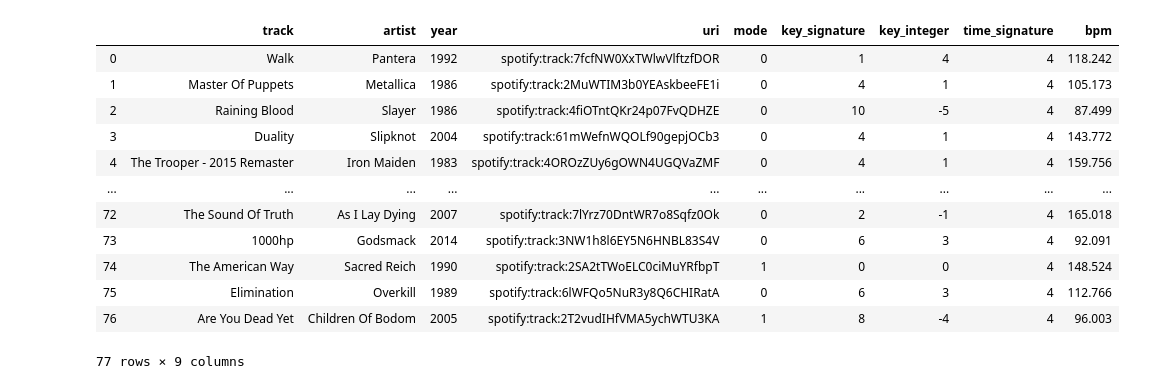
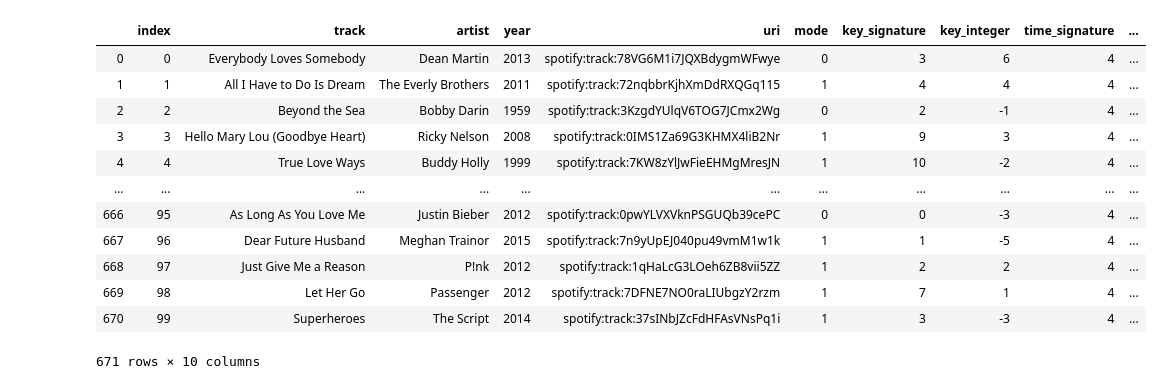
Before and after one commit to jaime030690/spotify_decades, a Jupyter notebook: viz.ipynb, the cells around one changed output. Saved outputs shown, nothing was run; the diff lists cells and outputs as text; code cells hidden in the pictures.

```diff
--- a/viz.ipynb
+++ b/viz.ipynb
@@ -20,22 +21,29 @@ key_list = [
 ]
 # %%
 # Load CSV onto dataframe
-df = pd.read_csv('output.csv')
+
+df = []
+
+for playlist in playlists:
+    df.append(pd.read_csv('Output/' + playlist + '.csv'))
+
+df = pd.concat(df)
+df.reset_index(inplace = True)
 df
 # %% [output]
-|  | track | artist | year | uri | mode | key_signature | key_integer | time_signature | bpm |
-| 0 | Walk | Pantera | 1992 | spotify:track:7fcfNW0XxTWlwVlftzfDOR | 0 | 1 | 4 | 4 | 118.242 |
-| 1 | Master Of Puppets | Metallica | 1986 | spotify:track:2MuWTIM3b0YEAskbeeFE1i | 0 | 4 | 1 | 4 | 105.173 |
-| 2 | Raining Blood | Slayer | 1986 | spotify:track:4fiOTntQKr24p07FvQDHZE | 0 | 10 | -5 | 4 | 87.499 |
-| 3 | Duality | Slipknot | 2004 | spotify:track:61mWefnWQOLf90gepjOCb3 | 0 | 4 | 1 | 4 | 143.772 |
-| 4 | The Trooper - 2015 Remaster | Iron Maiden | 1983 | spotify:track:4OROzZUy6gOWN4UGQVaZMF | 0 | 4 | 1 | 4 | 159.756 |
-| ... | ... | ... | ... | ... | ... | ... | ... | ... | ... |
-| 72 | The Sound Of Truth | As I Lay Dying | 2007 | spotify:track:7lYrz70DntWR7o8Sqfz0Ok | 0 | 2 | -1 | 4 | 165.018 |
-| 73 | 1000hp | Godsmack | 2014 | spotify:track:3NW1h8l6EY5N6HNBL83S4V | 0 | 6 | 3 | 4 | 92.091 |
-| 74 | The American Way | Sacred Reich | 1990 | spotify:track:2SA2tTWoELC0ciMuYRfbpT | 1 | 0 | 0 | 4 | 148.524 |
-| 75 | Elimination | Overkill | 1989 | spotify:track:6lWFQo5NuR3y8Q6CHIRatA | 0 | 6 | 3 | 4 | 112.766 |
-| 76 | Are You Dead Yet | Children Of Bodom | 2005 | spotify:track:2T2vudIHfVMA5ychWTU3KA | 1 | 8 | -4 | 4 | 96.003 |
+|  | index | track | artist | year | uri | mode | key_signature | key_integer | time_signature | ... |
+| 0 | 0 | Everybody Loves Somebody | Dean Martin | 2013 | spotify:track:78VG6M1i7JQXBdygmWFwye | 0 | 3 | 6 | 4 | ... |
+| 1 | 1 | All I Have to Do Is Dream | The Everly Brothers | 2011 | spotify:track:72nqbbrKjhXmDdRXQGq115 | 1 | 4 | 4 | 4 | ... |
+| 2 | 2 | Beyond the Sea | Bobby Darin | 1959 | spotify:track:3KzgdYUlqV6TOG7JCmx2Wg | 0 | 2 | -1 | 4 | ... |
+| 3 | 3 | Hello Mary Lou (Goodbye Heart) | Ricky Nelson | 2008 | spotify:track:0IMS1Za69G3KHMX4liB2Nr | 1 | 9 | 3 | 4 | ... |
+| 4 | 4 | True Love Ways | Buddy Holly | 1999 | spotify:track:7KW8zYlJwFieEHMgMresJN | 1 | 10 | -2 | 4 | ... |
+| ... | ... | ... | ... | ... | ... | ... | ... | ... | ... | ... |
+| 666 | 95 | As Long As You Love Me | Justin Bieber | 2012 | spotify:track:0pwYLVXVknPSGUQb39cePC | 0 | 0 | -3 | 4 | ... |
+| 667 | 96 | Dear Future Husband | Meghan Trainor | 2015 | spotify:track:7n9yUpEJ040pu49vmM1w1k | 1 | 1 | -5 | 4 | ... |
+| 668 | 97 | Just Give Me a Reason | P!nk | 2012 | spotify:track:1qHaLcG3LOeh6ZB8vii5ZZ | 1 | 2 | 2 | 4 | ... |
+| 669 | 98 | Let Her Go | Passenger | 2012 | spotify:track:7DFNE7NO0raLIUbgzY2rzm | 1 | 7 | 1 | 4 | ... |
+| 670 | 99 | Superheroes | The Script | 2014 | spotify:track:37sINbJZcFdHFAsVNsPq1i | 1 | 3 | -3 | 4 | ... |
-77 rows × 9 columns
+671 rows × 10 columns
 # %%
 x, y = df['year'], df['key_integer']
 y_loc = np.arange(-5, 7, 1)
```
Also changed, not shown: parts of 3 cells of this notebook, 1 other file.
